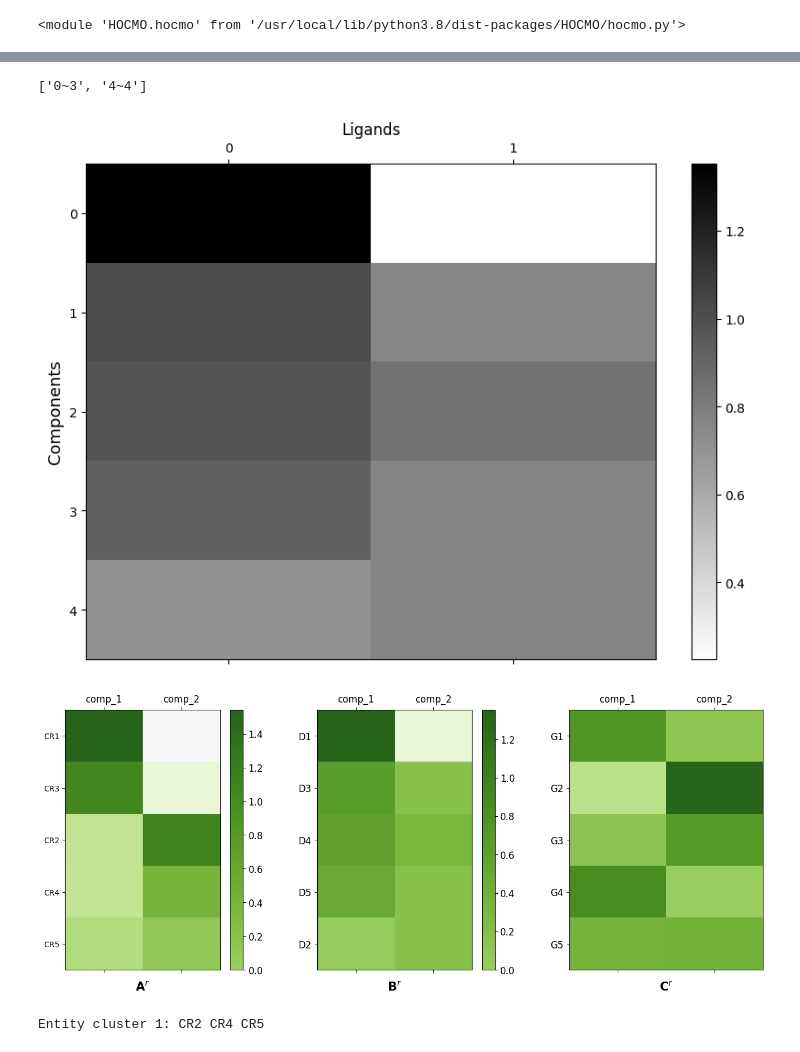
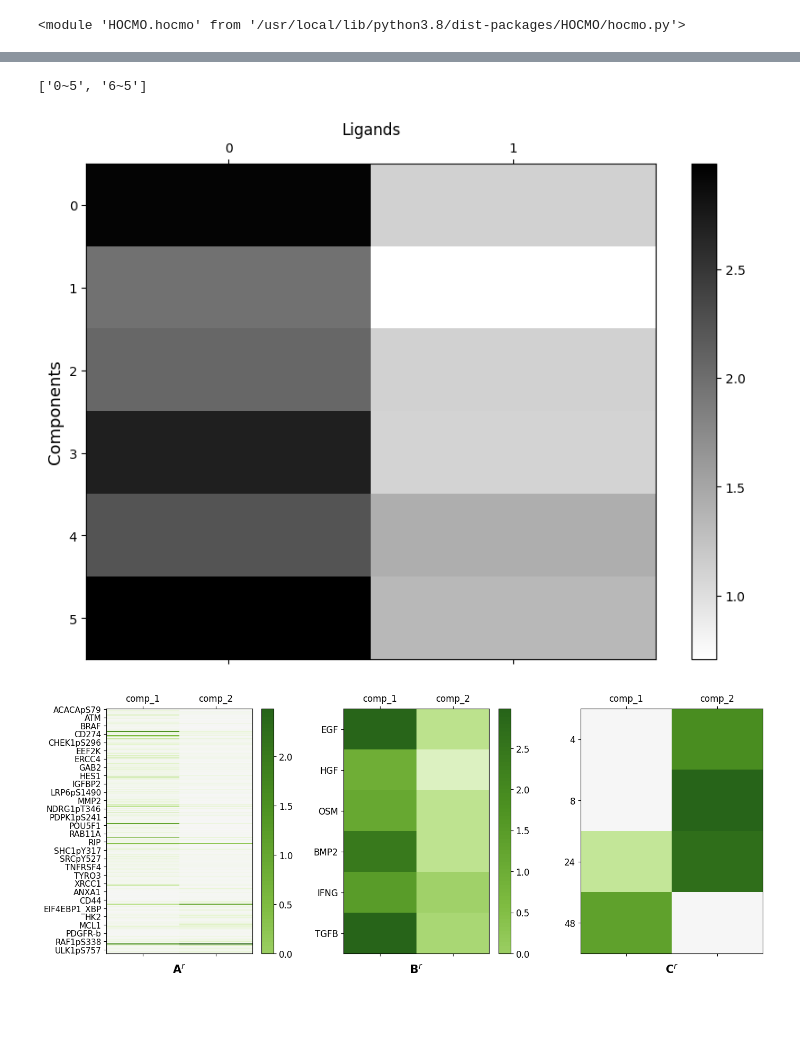
Before and after one commit to smollahlab/HOCMO, a Jupyter notebook: HOCMO_test.ipynb, the cells around one changed output, grey strips where cells are left out. Cells and saved outputs as stored; diff of their text form; code cells hidden in the pictures; blank space fills up the shorter version.

Commit message:
RPPA replicated, associated changes

```diff
--- a/HOCMO_test.ipynb
+++ b/HOCMO_test.ipynb
@@ -6,5 +69,5 @@ importlib.reload(hocmo)
 # %% [output]
 <module 'HOCMO.hocmo' from '/usr/local/lib/python3.8/dist-packages/HOCMO/hocmo.py'>
 # %%
-incidence_matrix,incidence_matrix_binary,protein_names,disease_names,gene_names,tensor = hocmo.createTensor('HOCMO_test.csv','CRs',5,5)
+incidence_matrix,incidence_matrix_binary,protein_names,ligand_names,condition_names,tensor = hocmo.createTensor('/workspaces/HOCMO/RPPA_test.csv','Protein',6,4)
 # %% [output]
@@ -74,5 +144,5 @@ hocmo.plotFactorMatrices(A, B, C, components, './data/A_rppa.png', './data/B_rpp
 # %%
-tensor_binary, A_ranked, A_names_ranked, A_clusters = hocmo.getClusterMembershipProbabilityA(A, components, component_preds_A,  incidence_matrix_binary, incidence_matrix,
+tensor_binary, A_ranked, A_names_ranked, A_clusters = hocmo.getClusterMembershipProbabilityA(A, 6,4, components, component_preds_A,  incidence_matrix_binary, incidence_matrix,
                                                         'Components', 'Proteins', "./data/A_ranked_per_cluster.png", )
 ##What makes "A" A? Why is A disease and not protein etc etc?
 ##What is supposed to be on the y axis?
@@ -83,10 +153,10 @@ tensor_binary, A_ranked, A_names_ranked, A_clusters = hocmo.getClusterMembership
 # %%
-B_ranked, B_names_ranked, B_clusters = hocmo.getClusterMembershipProbability(B, components, component_preds_B, disease_names, 'Components', 'Ligands', "./data/B_ranked_per_cluster.png")
+B_ranked, B_names_ranked, B_clusters = hocmo.getClusterMembershipProbability(B, components, component_preds_B, ligand_names, 'Components', 'Ligands', "./data/B_ranked_per_cluster.png")
 # %% [output]
-['0~3', '4~4']
+['0~5', '6~5']
-[figure, old version]
+[figure, new version]
 # %%
-hocmo.plotLatentFactor(A_ranked, B_ranked, C, components, A_names_ranked, B_names_ranked, gene_names, './data/')
+hocmo.plotLatentFactor(A_ranked, B_ranked, C, components, A_names_ranked, B_names_ranked, condition_names, './data/')
 # %% [output]
-[figure, old version]
+[figure, new version]
 # %%
@@ -94,7 +164,3 @@ hocmo.saveFactorsToExcel(A_ranked, B_ranked, C, components, A_names_ranked, B_na
-# %%
-proteins = hocmo.entitiesPerCluster(A_clusters, protein_names)
-# %% [output]
-Entity cluster 1: CR2 CR4 CR5
 # %%
 hocmo.plotForFactorMatrix(A_ranked, A_clusters, A_names_ranked, components,"proteins_per_cluster_scatter_plot.png", './data/' ,"proteins_per_cluster_probability.png")
 # %% [output]
```
Also changed, not shown: parts of 23 cells of this notebook, 13 other files.
